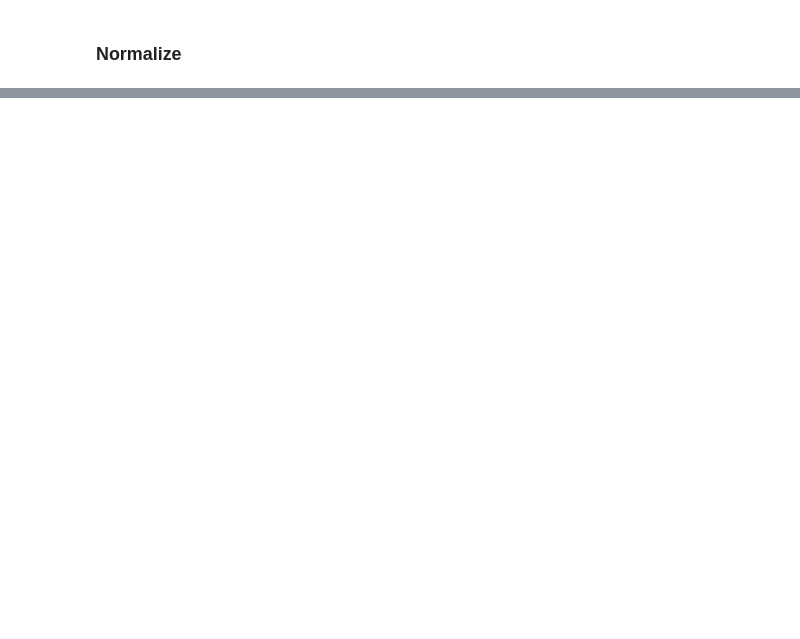
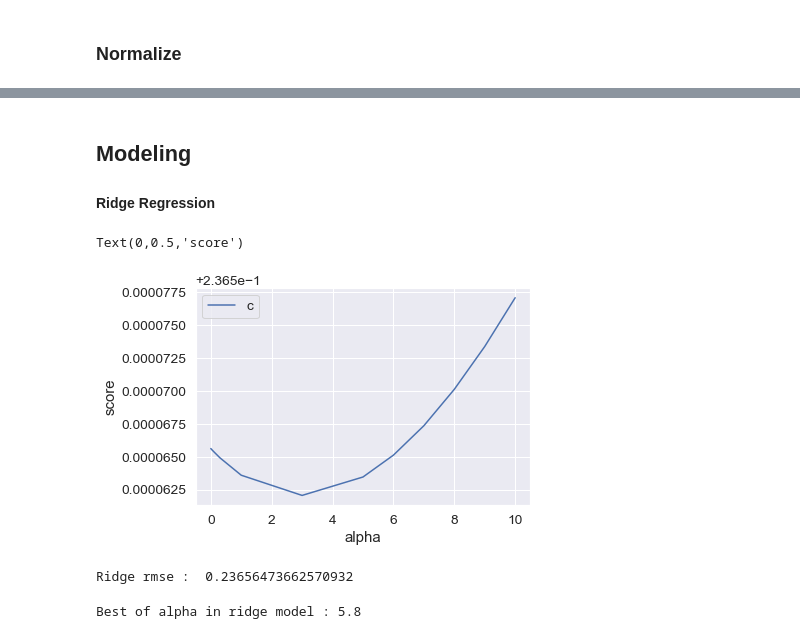
Before and after one commit to tkdguq05/TIL, a Jupyter notebook: Kaggling/2019_ML_monthly_2nd_competition_02.ipynb, the cells around one changed output, grey strips where cells are left out. Saved outputs shown, nothing was run; the diff lists cells and outputs as text; code cells hidden in the pictures; blank space fills up the shorter version.

```diff
--- a/Kaggling/2019_ML_monthly_2nd_competition_02.ipynb
+++ b/Kaggling/2019_ML_monthly_2nd_competition_02.ipynb
@@ -351,0 +283,6 @@ for df in [df_train,df_test]:
+# %%
+df_train['per_price'] = df_train['price']/df_train['sqft_total_size']
+zipcode_price = df_train.groupby(['zipcode'])['per_price'].agg({'mean','var'}).reset_index()
+df_train = pd.merge(df_train,zipcode_price,how='left',on='zipcode')
+df_test = pd.merge(df_test,zipcode_price,how='left',on='zipcode')
+del df_train['per_price']
@@ -351,0 +310,62 @@ for df in [df_train,df_test]:
+# %% [markdown]
+## Modeling
+#### Ridge Regression
+# %%
+from sklearn.linear_model import LinearRegression
+from sklearn.model_selection import KFold, cross_val_score, cross_val_predict
+from sklearn.preprocessing import RobustScaler
+from sklearn.pipeline import make_pipeline
+
+from sklearn.linear_model import RidgeCV
+
+y_reg = df_train['price']
+del df_train['price']
+del df_train['id']
+test_id = df_test['id']
+del df_test['id']
+
+kfolds = KFold(n_splits=5, shuffle=True, random_state=42)
+
+def cv_rmse(model):
+    rmse = np.sqrt(-cross_val_score(model, df_train, y_reg,
+                                   scoring="neg_mean_squared_error",
+                                   cv = kfolds))
+    return(rmse)
+
+def ridge_selector(k):
+    ridge_model = make_pipeline(RobustScaler(),
+                                RidgeCV(alphas = [k],
+                                        cv=kfolds)).fit(df_train, y_reg)
+
+    ridge_rmse = cv_rmse(ridge_model).mean()
+    return(ridge_rmse)
+
+r_alphas = [.0001, .0003, .0005, .0007, .0009,
+          .01, 0.05, 0.1, 0.3, 1, 3, 5,6,7,8,9,10]
+
+ridge_scores = []
+for alpha in r_alphas:
+    score = ridge_selector(alpha)
+    ridge_scores.append(score)
+
+plt.plot(r_alphas, ridge_scores, label='Ridge')
+plt.legend('center')
+plt.xlabel('alpha')
+plt.ylabel('score')
+# %% [output]
+Text(0,0.5,'score')
+[figure, added]
+# %%
+alphas_alt = [5.8,5.9,6,6.1,6.2,6.3,6.4,6.5,6.6,6.7,6.8,6.9,7]
+
+ridge_model2 = make_pipeline(RobustScaler(),
+                            RidgeCV(alphas = alphas_alt,
+                                    cv=kfolds)).fit(df_train, y_reg)
+
+print("Ridge rmse : ",cv_rmse(ridge_model2).mean())
+# %% [output]
+Ridge rmse :  0.23656473662570932
+# %%
+print("Best of alpha in ridge model :" ,ridge_model2.steps[1][1].alpha_)
+# %% [output]
+Best of alpha in ridge model : 5.8
```
Also changed, not shown: parts of 12 cells of this notebook.
